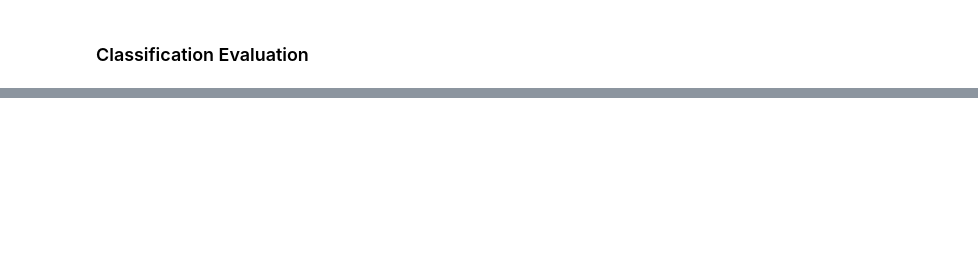
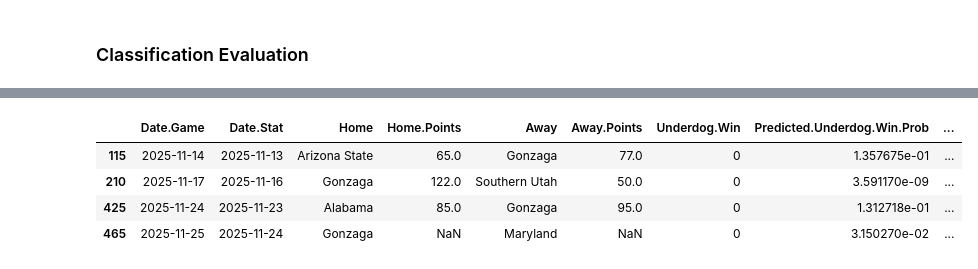
Before and after one commit to mmacias14/NCAABB_2025_2026, a Jupyter notebook: model_training_Spread+MoneyLine_model_NN.ipynb, the cells around one changed output, grey strips where cells are left out. Saved outputs shown, nothing was run; the diff lists cells and outputs as text; code cells hidden in the pictures; blank space fills up the shorter version.

```diff
--- a/model_training_Spread+MoneyLine_model_NN.ipynb
+++ b/model_training_Spread+MoneyLine_model_NN.ipynb
@@ -807,3 +1104,12 @@ df_filtered.head()
+# %%
+# Show games where Gonzaga is playing
+df_filtered[(df_filtered['Home'] == 'Gonzaga') | (df_filtered['Away'] == 'Gonzaga')]
+# %% [output]
+|  | Date.Game | Date.Stat | Home | Home.Points | Away | Away.Points | Underdog.Win | Predicted.Underdog.Win.Prob | ... |
+| 115 | 2025-11-14 | 2025-11-13 | Arizona State | 65.0 | Gonzaga | 77.0 | 0 | 1.357675e-01 | ... |
+| 210 | 2025-11-17 | 2025-11-16 | Gonzaga | 122.0 | Southern Utah | 50.0 | 0 | 3.591170e-09 | ... |
+| 425 | 2025-11-24 | 2025-11-23 | Alabama | 85.0 | Gonzaga | 95.0 | 0 | 1.312718e-01 | ... |
+| 465 | 2025-11-25 | 2025-11-24 | Gonzaga | NaN | Maryland | NaN | 0 | 3.150270e-02 | ... |
 # %%
 # Save df_filtered to a pickle file
 with open("NCAA_Basketball_Spread_Predictions_2025_2026.rds", "wb") as f:
```
Also changed, not shown: parts of 48 cells of this notebook.
